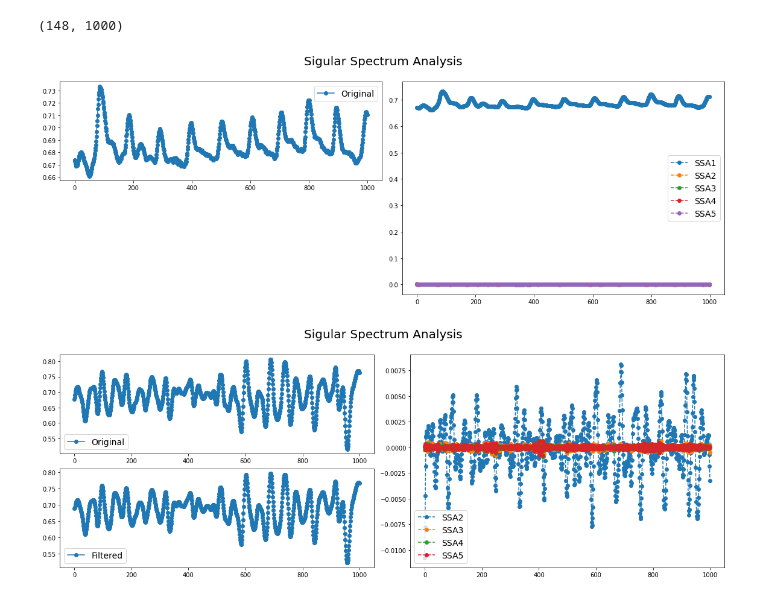
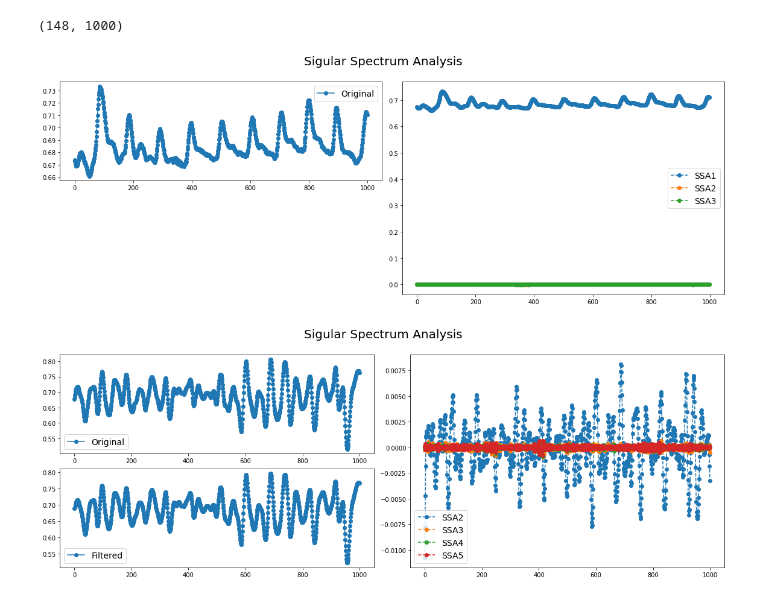
Before and after one commit to LongNguyen1984/TimeSeriesWithPython, a Jupyter notebook: SingularSpectrumAnalysis.ipynb, the cells around one changed output. Saved outputs shown, nothing was run; the diff lists cells and outputs as text; code cells hidden in the pictures.

```diff
--- a/SingularSpectrumAnalysis.ipynb
+++ b/SingularSpectrumAnalysis.ipynb
@@ -224,5 +78,0 @@ array([[ 1.95272981,  0.35963932, -0.32981235,  0.29057392],
-# %%
-plt.figure(figsize=(12,8))
-for i in range(0,M):
-  plt.subplot(4,1,i+1)
-  plt.plot(PC[:,i], marker='o')
@@ -249,13 +78,0 @@ Mỗi ma trận Z tương ứng cho mỗi thành phần PCs
-# %%
-import pandas as pd
-def invShiftData(data, delay=0):
-  output = [0]*len(data)
-  for i in range(delay,len(data)):
-    output[i]=data[i-delay]
-  return output
-### Make a embedded matrix Y
-Z1 = pd.DataFrame()
-#Z = shiftData(PC[:,0], delay=3)
-M = 4
-for i in range(0, M):
-  Z1[str(i)]=invShiftData(PC[:,0],i)
@@ -278,12 +78,0 @@ array([ 0.30356405, -0.31038598, -0.33742306,  0.81615646, -0.0612519 ,
-# %%
-RC = pd.DataFrame()
-
-#Z = shiftData(PC[:,0], delay=3)
-M = 4
-for k in range(0, M):
-  #Build M matrix Z, each Z for each PC components
-  Z1 = pd.DataFrame()
-  for i in range(0, M):
-    Z1[str(i)]=invShiftData(PC[:,k],i)
-  RC[str(k)] = np.dot(Z1.values, rho[:,k])/M
-RC
@@ -310,5 +78,0 @@ RC
-# %%
-plt.figure(figsize=(12,8))
-for i in range(0,M):
-  plt.subplot(4,1,i+1)
-  plt.plot(RC[str(i)], marker='o')
@@ -446,38 +212,40 @@ np.shape(Xs)[0], np.shape(Xs)[1]
 # %% [output]
 (148, 1000)
 # %%
+
+
 # Parameters
 n_samples, n_timestamps = np.shape(X)[0], np.shape(X)[1]
 
 
 # decompose the time series into three subseries
-#window_size = 30 #15
-#groups = [np.arange(i, i+10) for i in range(0, 21, 10)]
+window_size = 15 #15
+groups = [np.arange(i, i+5) for i in range(0, 11, 5)]
 
 # Singular Spectrum Analysis
 #ssa = SingularSpectrumAnalysis(window_size=window_size, groups=groups)
-ssa = SingularSpectrumAnalysis(window_size=5)
+ssa = SingularSpectrumAnalysis(window_size=15, groups= groups)
 X_ssa = ssa.fit_transform(X)
 
 # Show the results for the first time series and its subseries
 plt.figure(figsize= (16, 6))
 
 ax1 = plt.subplot(221)
 ax1.plot(X[0], 'o-', label = 'Original')
 ax1.legend(loc='best', fontsize=14)
 
 ax2 = plt.subplot(122)
-for i in range(5):
+for i in range(len(groups)):
   ax2.plot(X_ssa[0, i], 'o--', label='SSA{0}'.format(i+1))
 ax2.legend(loc='best', fontsize=14)
 
 plt.suptitle('Sigular Spectrum Analysis', fontsize=20)
 
 plt.tight_layout()
 plt.subplots_adjust(top=0.88)
 plt.show()
 # %% [output]
-[figure, old version]
+[figure, new version]
 # %%
 # Show the results for the first time series and its subseries
 plt.figure(figsize= (16, 6))
```
Also changed, not shown: parts of 33 cells of this notebook.
